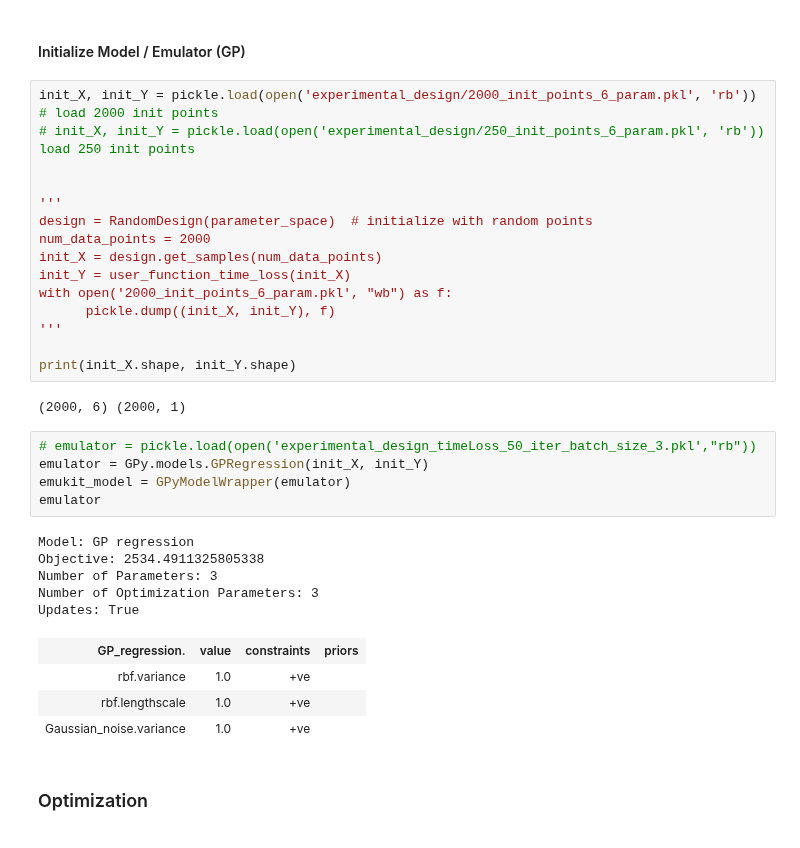
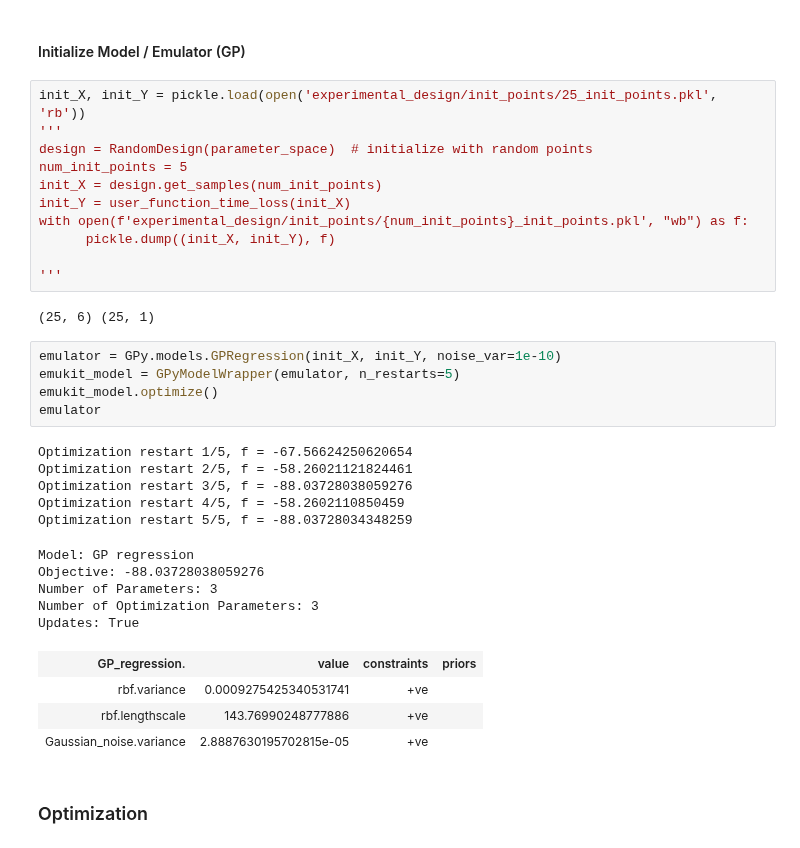
Before and after one commit to MatteoBettini/TrafficEmu, a Jupyter notebook: experimental_design/Model Variance - 6 params - timeLoss per distance.ipynb, the cells around one changed output. Cells and saved outputs as stored; diff of their text form.

Commit message:
Experimental design refactor and change of domains

```diff
--- a/experimental_design/Model Variance - 6 params - timeLoss per distance.ipynb
+++ b/experimental_design/Model Variance - 6 params - timeLoss per distance.ipynb
@@ -103,37 +104,38 @@ parameter_space = config.get_parameter_space()
 # %% [markdown]
 #### Initialize Model / Emulator (GP)
 # %%
-init_X, init_Y = pickle.load(open('experimental_design/2000_init_points_6_param.pkl', 'rb')) # load 2000 init points
-# init_X, init_Y = pickle.load(open('experimental_design/250_init_points_6_param.pkl', 'rb')) load 250 init points
-
+init_X, init_Y = pickle.load(open('experimental_design/init_points/25_init_points.pkl', 'rb'))
+'''
+design = RandomDesign(parameter_space)  # initialize with random points
+num_init_points = 5
+init_X = design.get_samples(num_init_points)
+init_Y = user_function_time_loss(init_X)
+with open(f'experimental_design/init_points/{num_init_points}_init_points.pkl', "wb") as f:
+      pickle.dump((init_X, init_Y), f)
 
 '''
-design = RandomDesign(parameter_space)  # initialize with random points
-num_data_points = 2000
-init_X = design.get_samples(num_data_points)
-init_Y = user_function_time_loss(init_X)
-with open('2000_init_points_6_param.pkl', "wb") as f:
-      pickle.dump((init_X, init_Y), f)
-'''
-
-print(init_X.shape, init_Y.shape)
 # %% [output]
-(2000, 6) (2000, 1)
+(25, 6) (25, 1)
 # %%
-# emulator = pickle.load(open('experimental_design_timeLoss_50_iter_batch_size_3.pkl',"rb"))
-emulator = GPy.models.GPRegression(init_X, init_Y)
-emukit_model = GPyModelWrapper(emulator)
+emulator = GPy.models.GPRegression(init_X, init_Y, noise_var=1e-10)
+emukit_model = GPyModelWrapper(emulator, n_restarts=5)
+emukit_model.optimize()
 emulator
 # %% [output]
-Model: GP regression
-Objective: 2534.4911325805338
-Number of Parameters: 3
-Number of Optimization Parameters: 3
-Updates: True
+Optimization restart 1/5, f = -67.56624250620654
+Optimization restart 2/5, f = -58.26021121824461
+Optimization restart 3/5, f = -88.03728038059276
+Optimization restart 4/5, f = -58.2602110850459
+Optimization restart 5/5, f = -88.03728034348259
+Model: GP regression
+Objective: -88.03728038059276
+Number of Parameters: 3
+Number of Optimization Parameters: 3
+Updates: True
 | GP_regression. | value | constraints | priors |
-| rbf.variance | 1.0 | +ve |  |
-| rbf.lengthscale | 1.0 | +ve |  |
-| Gaussian_noise.variance | 1.0 | +ve |  |
+| rbf.variance | 0.0009275425340531741 | +ve |  |
+| rbf.lengthscale | 143.76990248777886 | +ve |  |
+| Gaussian_noise.variance | 2.8887630195702815e-05 | +ve |  |
 # %% [markdown]
 ### Optimization
 # %% [markdown]
```
Also changed, not shown: parts of 8 cells of this notebook, 11 other files.
